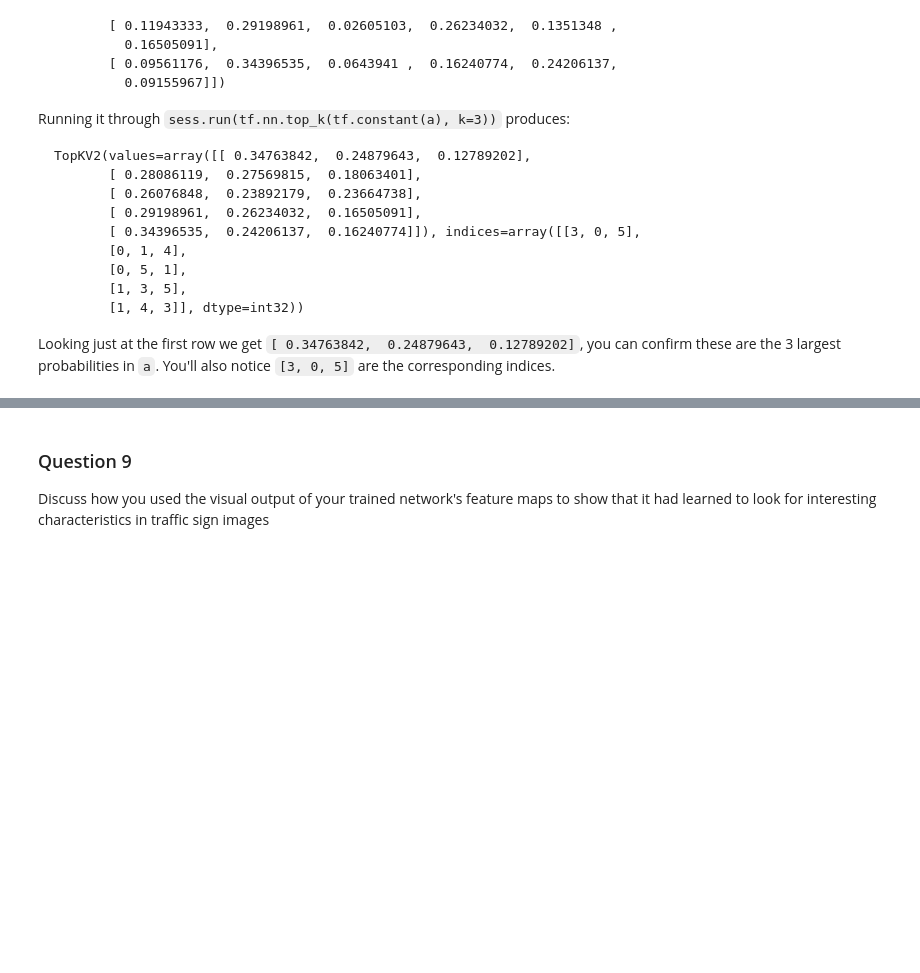
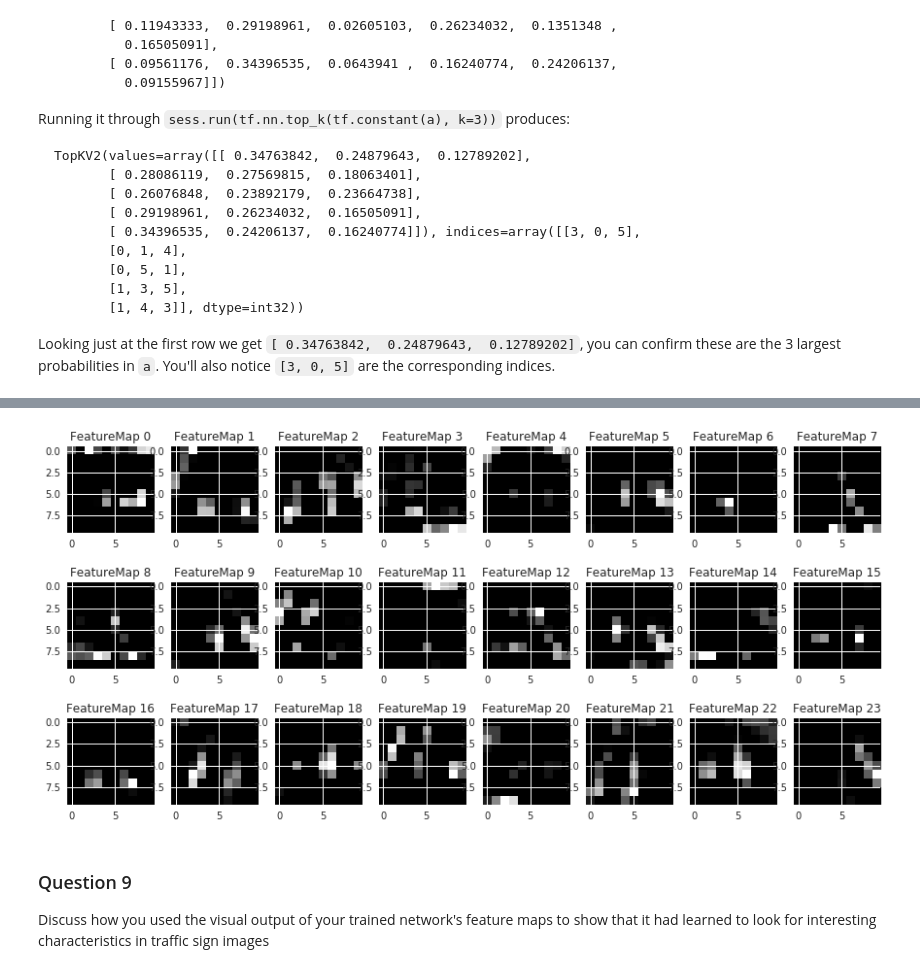
Before and after one commit to coderzbx/CarND-Traffic-Sign-Classifier-Project, a Jupyter notebook: Traffic_Sign_Classifier.ipynb, the cells around one changed output, grey strips where cells are left out. Saved outputs shown, nothing was run; the diff lists cells and outputs as text; code cells hidden in the pictures; blank space fills up the shorter version.

```diff
--- a/Traffic_Sign_Classifier.ipynb
+++ b/Traffic_Sign_Classifier.ipynb
@@ -1093,3 +1098,11 @@ TypeError: eval() got an unexpected keyword argument 'feed_dict'
+# %%
+with tf.Session() as sess:
+    saver.restore(sess, './lenet11')
+
+    act2 = tf.get_default_graph().get_tensor_by_name("conv2:0")
+    outputFeatureMap(X_train_new_p, act2)
+# %% [output]
+[figure, added]
 # %% [markdown]
 ### Question 9
 
```
Also changed, not shown: parts of 31 cells of this notebook, 1 other file.
